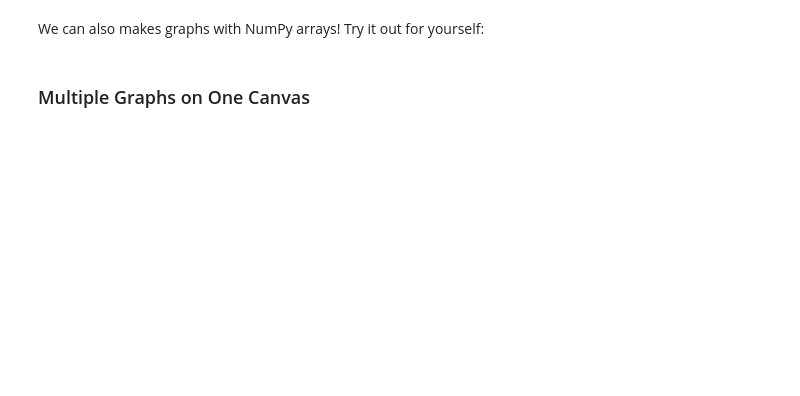
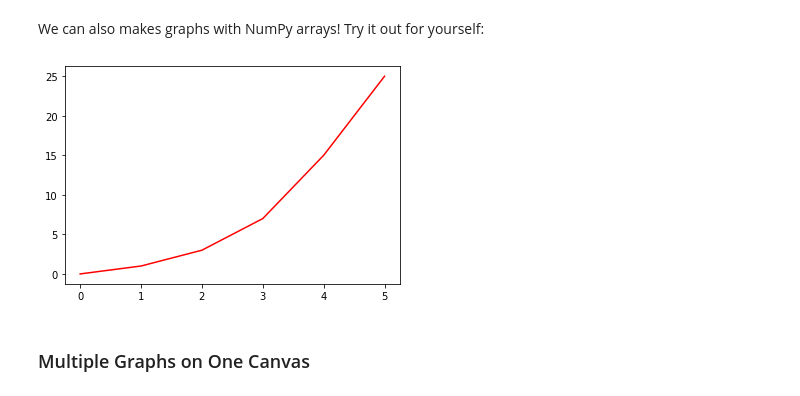
Before and after one commit to ZubairQazi/acm-ucr-Python-FocusGroup, a Jupyter notebook: JupyterNotebooks/Matplotlib/Matplotlib-Examples.ipynb, the cells around one changed output. Drawn from its saved outputs; the diff is of its cells as text; code cells hidden in the pictures; blank space fills up the shorter version.

```diff
--- a/JupyterNotebooks/Matplotlib/Matplotlib-Examples.ipynb
+++ b/JupyterNotebooks/Matplotlib/Matplotlib-Examples.ipynb
@@ -32,5 +40,12 @@ plt.show()
 # %% [markdown]
 We can also makes graphs with NumPy arrays! Try it out for yourself:
+# %%
+np_x = np.array(x)
+np_y = np.array(y)
+plt.plot(np_x,np_y, 'r')
+plt.show()
+# %% [output]
+[figure, added]
 # %% [markdown]
 ### Multiple Graphs on One Canvas
 # %%
```
Also changed, not shown: parts of 14 cells of this notebook, 1 other file.
